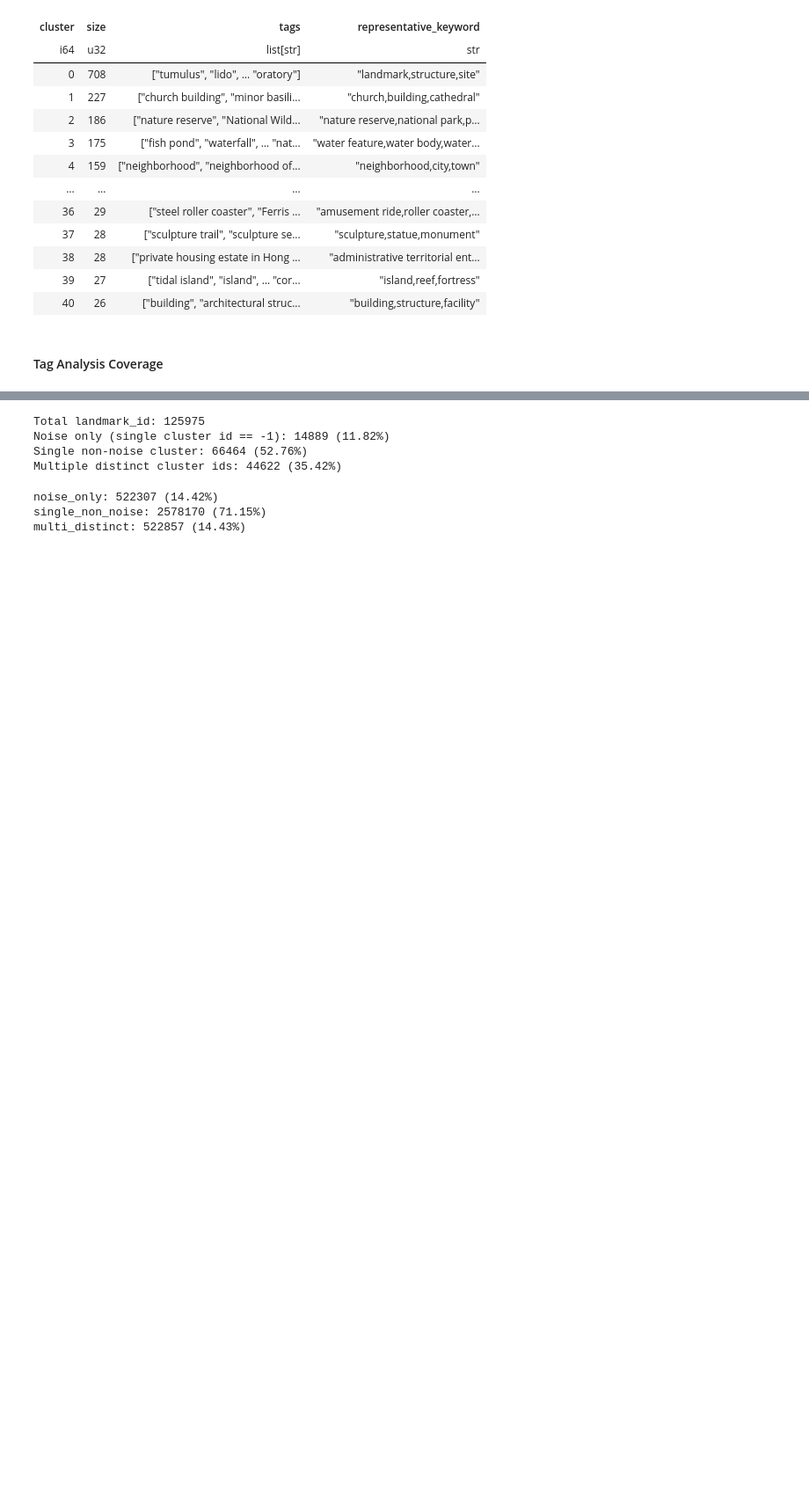
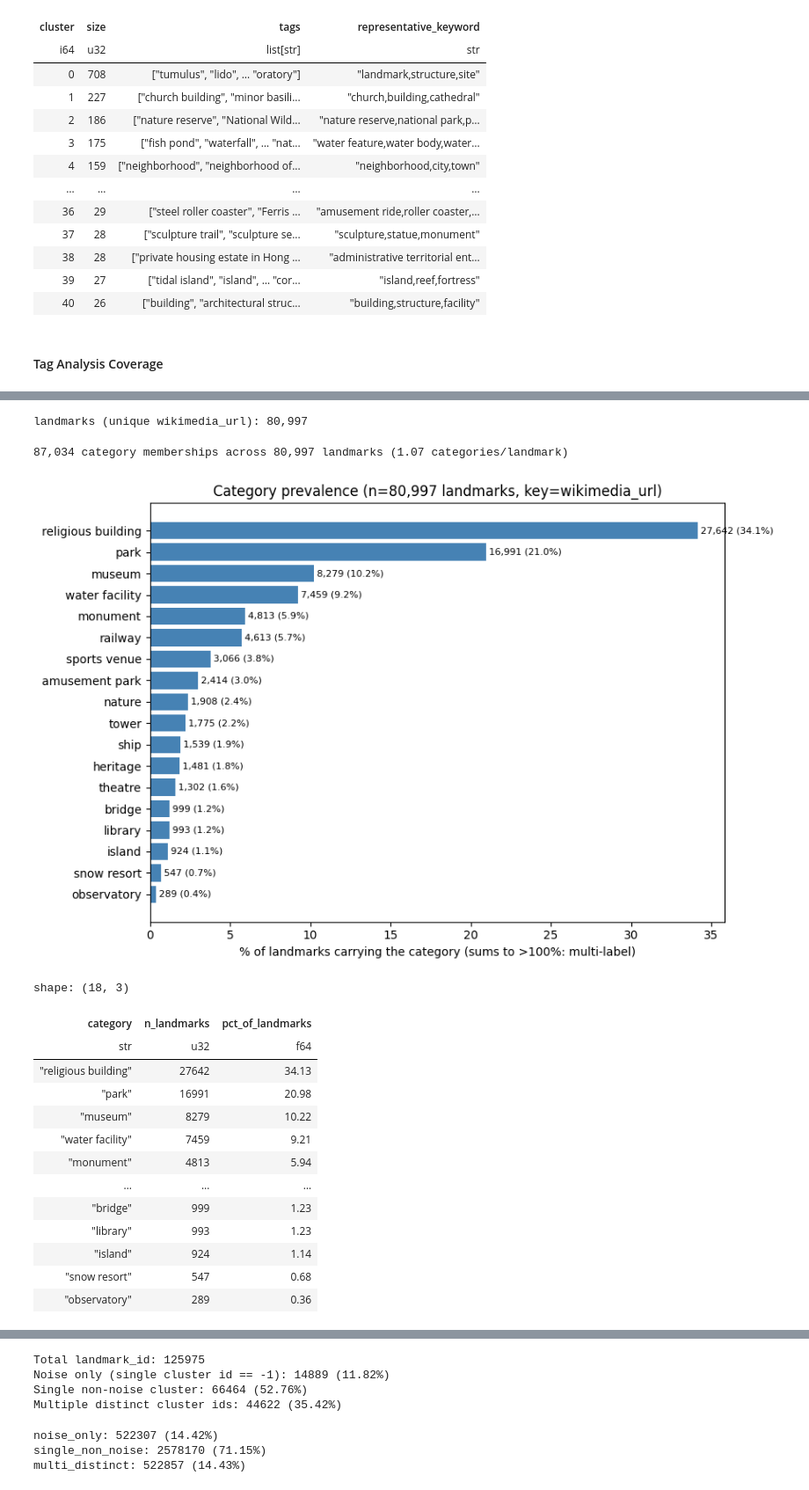
Before and after one commit to fhrzn/geocir, a Jupyter notebook: notebooks/wikidata.ipynb, the cells around one changed output, grey strips where cells are left out. Shown at 88% size. Cells and saved outputs as stored; diff of their text form; code cells hidden in the pictures; blank space fills up the shorter version.

```diff
--- a/notebooks/wikidata.ipynb
+++ b/notebooks/wikidata.ipynb
@@ -537,0 +693,77 @@ df_tag_clean = df_tag_clean.with_columns(
+# %%
+# --- Category distribution (multi-label aware) -------------------------------
+# `category` is a list per row; dedupe to one landmark per row before counting,
+# otherwise photo-heavy landmarks (many image rows) dominate the counts.
+import itertools
+
+import matplotlib.pyplot as plt
+
+LANDMARK_KEY = (
+    "wikimedia_url"  # one landmark per URL; swap to "landmark_id" if preferred
+)
+
+landmark_cat = (
+    df_tag_clean.unique(subset=[LANDMARK_KEY])
+    .select([LANDMARK_KEY, "category"])
+    .with_columns(pl.col("category").list.unique())
+)
+n_landmarks = landmark_cat.height
+print(f"landmarks (unique {LANDMARK_KEY}): {n_landmarks:,}")
+# %% [output]
+landmarks (unique wikimedia_url): 80,997
+# %%
+# 1. Prevalence: distinct landmarks carrying each category (one-vs-rest).
+#    pct sums to >100% because a landmark can appear under several categories.
+cat_prevalence = (
+    landmark_cat.explode("category")
+    .group_by("category")
+    .agg(pl.len().alias("n_landmarks"))
+    .with_columns(
+        (pl.col("n_landmarks") / n_landmarks * 100).round(2).alias("pct_of_landmarks")
+    )
+    .sort("n_landmarks", descending=True)
+)
+
+total_memberships = cat_prevalence["n_landmarks"].sum()
+print(
+    f"{total_memberships:,} category memberships across {n_landmarks:,} landmarks "
+    f"({total_memberships / n_landmarks:.2f} categories/landmark)"
+)
+
+fig, ax = plt.subplots(figsize=(9, max(4, 0.33 * cat_prevalence.height)))
+ax.barh(
+    cat_prevalence["category"].to_list()[::-1],
+    cat_prevalence["pct_of_landmarks"].to_list()[::-1],
+    color="steelblue",
+)
+ax.set_xlabel("% of landmarks carrying the category (sums to >100%: multi-label)")
+ax.set_title(f"Category prevalence (n={n_landmarks:,} landmarks, key={LANDMARK_KEY})")
+for y, (n, p) in enumerate(
+    zip(
+        cat_prevalence["n_landmarks"].to_list()[::-1],
+        cat_prevalence["pct_of_landmarks"].to_list()[::-1],
+    )
+):
+    ax.text(p, y, f" {n:,} ({p:.1f}%)", va="center", fontsize=8)
+fig.tight_layout()
+# fig.savefig("./category_prevalence.png", dpi=130, bbox_inches="tight")
+plt.show()
+
+cat_prevalence
+# %% [output]
+87,034 category memberships across 80,997 landmarks (1.07 categories/landmark)
+[figure, added]
+shape: (18, 3)
+| category | n_landmarks | pct_of_landmarks |
+| str | u32 | f64 |
+| "religious building" | 27642 | 34.13 |
+| "park" | 16991 | 20.98 |
+| "museum" | 8279 | 10.22 |
+| "water facility" | 7459 | 9.21 |
+| "monument" | 4813 | 5.94 |
+| … | … | … |
+| "bridge" | 999 | 1.23 |
+| "library" | 993 | 1.23 |
+| "island" | 924 | 1.14 |
+| "snow resort" | 547 | 0.68 |
+| "observatory" | 289 | 0.36 |
```
Also changed, not shown: parts of 25 cells of this notebook, 1 other file.
